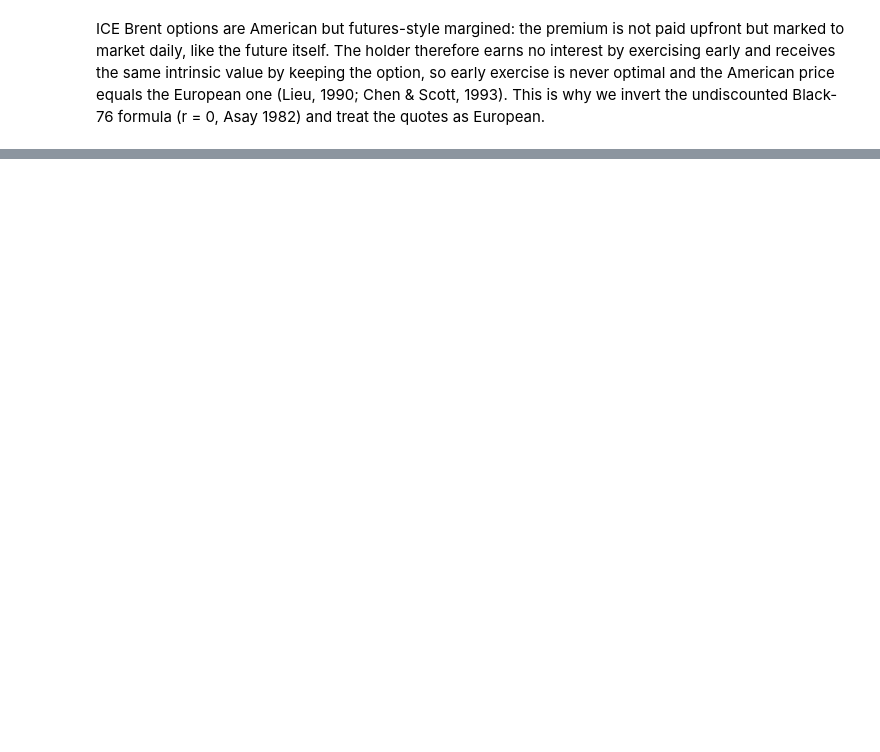
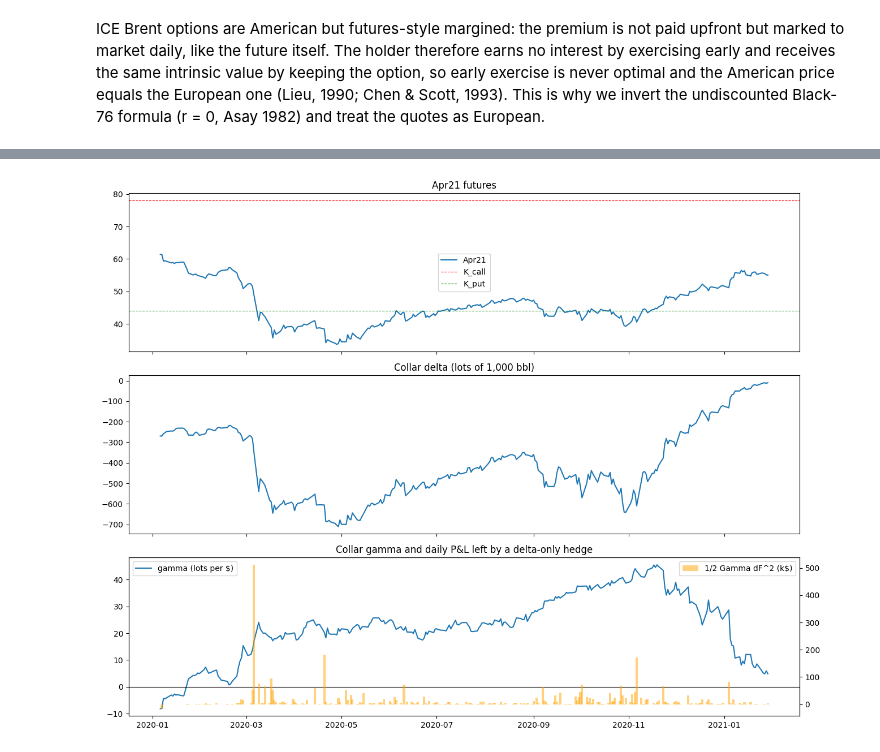
Before and after one commit to ludvigvl/HedgingCompetition, a Jupyter notebook: hedgingLablydia.ipynb, the cells around one changed output, grey strips where cells are left out. Drawn from its saved outputs; the diff is of its cells as text; code cells hidden in the pictures; blank space fills up the shorter version.

Commit message:
gamma hedge

```diff
--- a/hedgingLablydia.ipynb
+++ b/hedgingLablydia.ipynb
@@ -293,6 +325,7 @@ log_returns = np.log(futures_prices[tickers]).diff()
 
 calibration = []
 last_smiles = {}
+smiles_by_day = {}
 
 for day, day_data in df.groupby('date'):
     day = pd.Timestamp(day)
@@ -307,6 +340,7 @@ for day, day_data in df.groupby('date'):
             smile = last_smiles.get(contract)     # not enough liquid quotes: keep yesterday's smile
         last_smiles[contract] = smile
         smiles[contract] = smile
+        smiles_by_day[day] = smiles
 
     f1_t, f2_t = futures_prices.at[day, tickers[0]], futures_prices.at[day, tickers[1]]
     rho_t = estimate_rho_rolling(log_returns, tickers, day)
@@ -362,0 +481,22 @@ plt.show()
+# %%
+fig, ax = plt.subplots(3, 1, figsize=(13, 10), sharex=True)
+
+ax[0].plot(calibration['f1'].reindex(greeks.index), label='Apr21')
+ax[0].axhline(K_call, color='r', ls='--', lw=0.8, label='K_call')
+ax[0].axhline(K_put_0, color='g', ls='--', lw=0.8, label='K_put')
+ax[0].set_title('Apr21 futures'); ax[0].legend()
+
+ax[1].plot(greeks['delta'] / 1000)
+ax[1].set_title('Collar delta (lots of 1,000 bbl)')
+
+ax[2].plot(greeks['gamma'] / 1000, label='gamma (lots per $)')
+ax[2].axhline(0, color='k', lw=0.8)
+ax2 = ax[2].twinx()
+ax2.bar(greeks.index, greeks['gamma_pnl'] / 1e3, color='orange', alpha=0.5, width=1.5, label='1/2 Gamma dF^2 (k$)')
+ax[2].set_title('Collar gamma and daily P&L left by a delta-only hedge')
+ax[2].legend(loc='upper left'); ax2.legend(loc='upper right')
+
+plt.tight_layout()
+plt.show()
+# %% [output]
+[figure, added]
```
Also changed, not shown: parts of 16 cells of this notebook, 2 other files.
